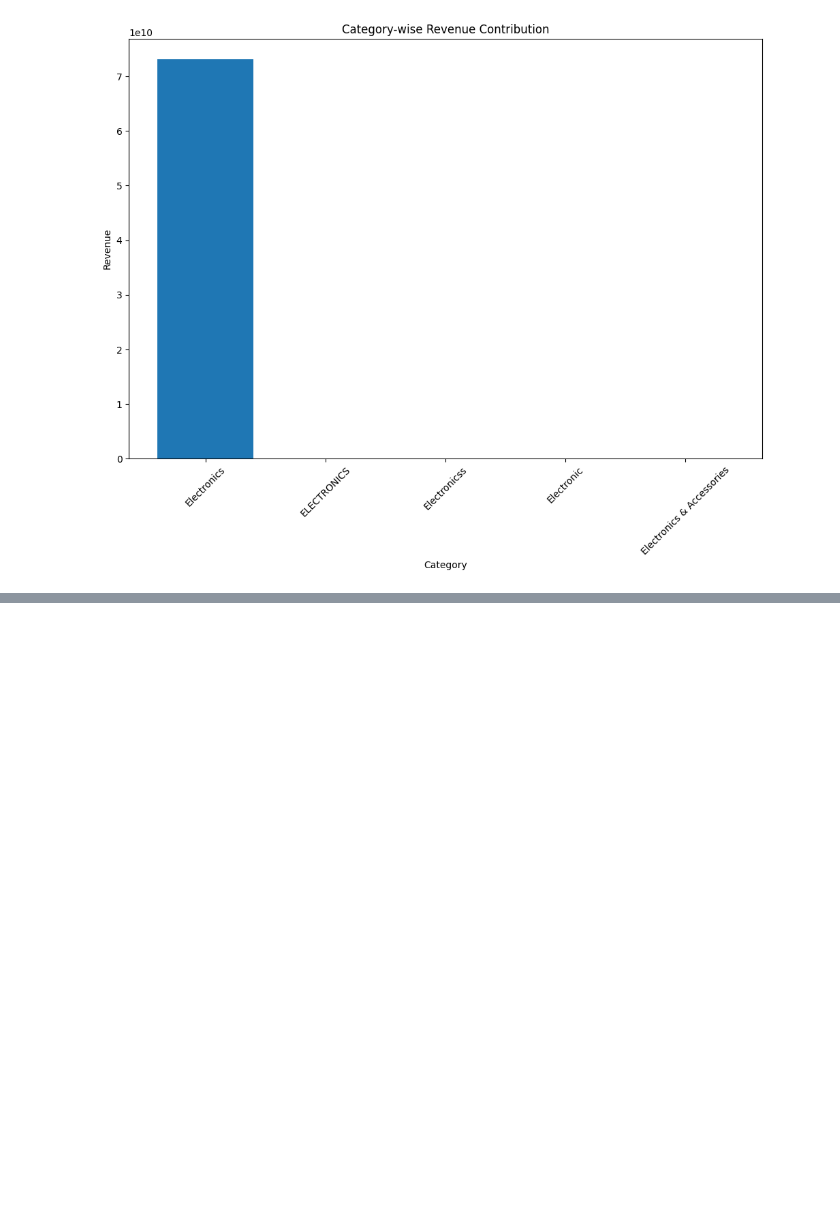
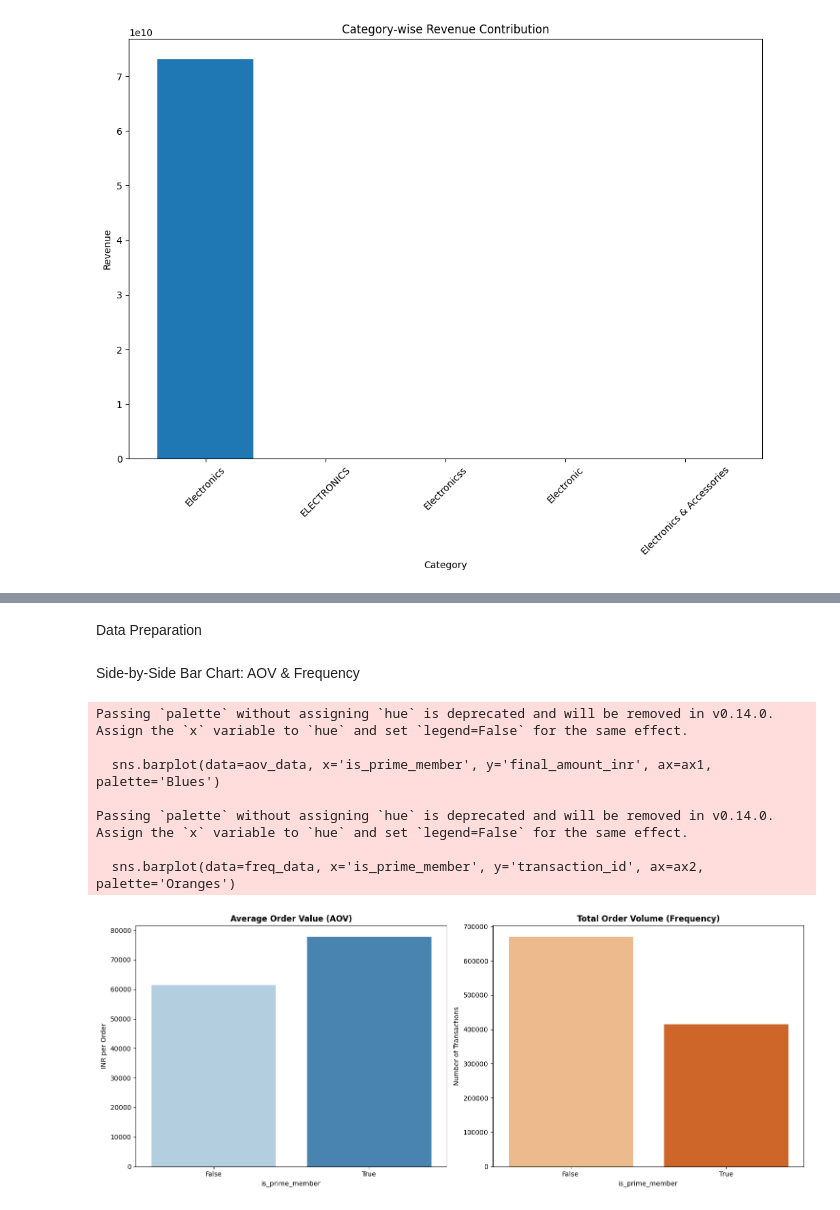
Before and after one commit to mrsdeepisunil-oss/guvi-cricbuzz, a Jupyter notebook: AMAZON -MINI PROJECT/Dataset-amazon/Amazon-mini.ipynb, the cells around one changed output, grey strips where cells are left out. Cells and saved outputs as stored; diff of their text form; code cells hidden in the pictures; blank space fills up the shorter version.

```diff
--- a/AMAZON -MINI PROJECT/Dataset-amazon/Amazon-mini.ipynb
+++ b/AMAZON -MINI PROJECT/Dataset-amazon/Amazon-mini.ipynb
@@ -2104,0 +2171,41 @@ plt.show()
+# %% [markdown]
+Data Preparation
+# %%
+import pandas as pd
+import matplotlib.pyplot as plt
+import seaborn as sns
+
+# 1. Calculate Average Order Value (AOV)
+aov_data = main_df.groupby('is_prime_member')['final_amount_inr'].mean().reset_index()
+
+# 2. Calculate Order Frequency (Total Orders per Customer Type)
+freq_data = main_df.groupby('is_prime_member')['transaction_id'].count().reset_index()
+
+# 3. Category Preferences
+cat_prime = main_df.groupby(['is_prime_member', 'subcategory'])['transaction_id'].count().reset_index()
+# %% [markdown]
+Side-by-Side Bar Chart: AOV & Frequency
+# %%
+fig, (ax1, ax2) = plt.subplots(1, 2, figsize=(15, 6))
+
+# Plot 1: Average Order Value
+sns.barplot(data=aov_data, x='is_prime_member', y='final_amount_inr', ax=ax1, palette='Blues')
+ax1.set_title('Average Order Value (AOV)', fontweight='bold')
+ax1.set_ylabel('INR per Order')
+
+# Plot 2: Total Order Frequency
+sns.barplot(data=freq_data, x='is_prime_member', y='transaction_id', ax=ax2, palette='Oranges')
+ax2.set_title('Total Order Volume (Frequency)', fontweight='bold')
+ax2.set_ylabel('Number of Transactions')
+
+plt.tight_layout()
+plt.show()
+# %% [output]
+Passing `palette` without assigning `hue` is deprecated and will be removed in v0.14.0. Assign the `x` variable to `hue` and set `legend=False` for the same effect.
+
+  sns.barplot(data=aov_data, x='is_prime_member', y='final_amount_inr', ax=ax1, palette='Blues')
+
+Passing `palette` without assigning `hue` is deprecated and will be removed in v0.14.0. Assign the `x` variable to `hue` and set `legend=False` for the same effect.
+
+  sns.barplot(data=freq_data, x='is_prime_member', y='transaction_id', ax=ax2, palette='Oranges')
+[figure, added]
```
Also changed, not shown: parts of 70 cells of this notebook.
